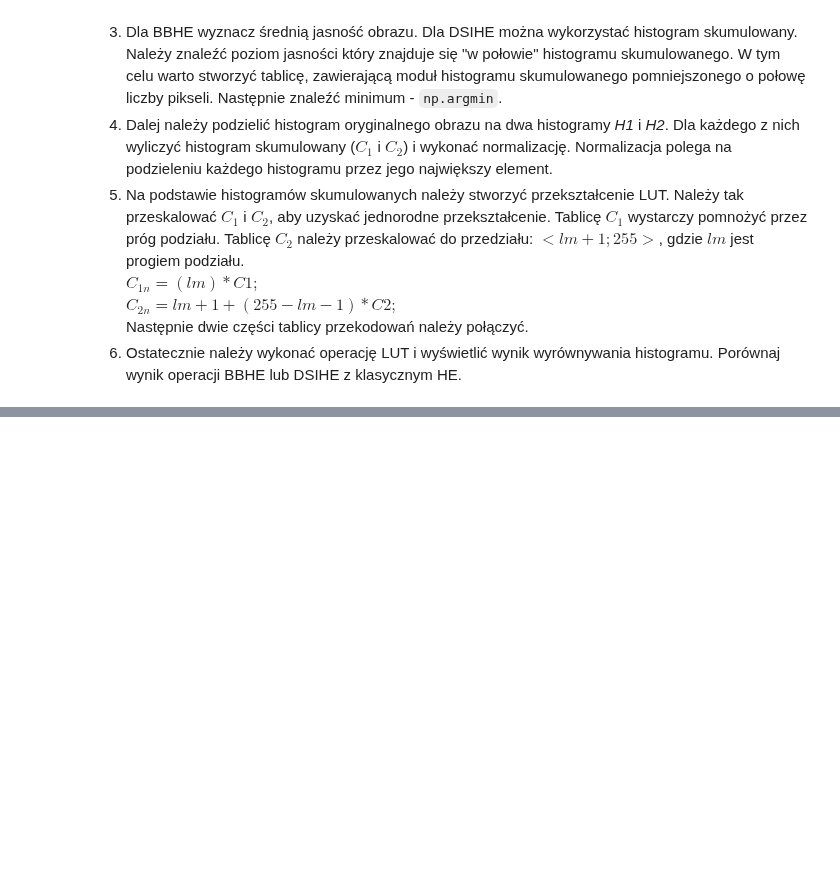
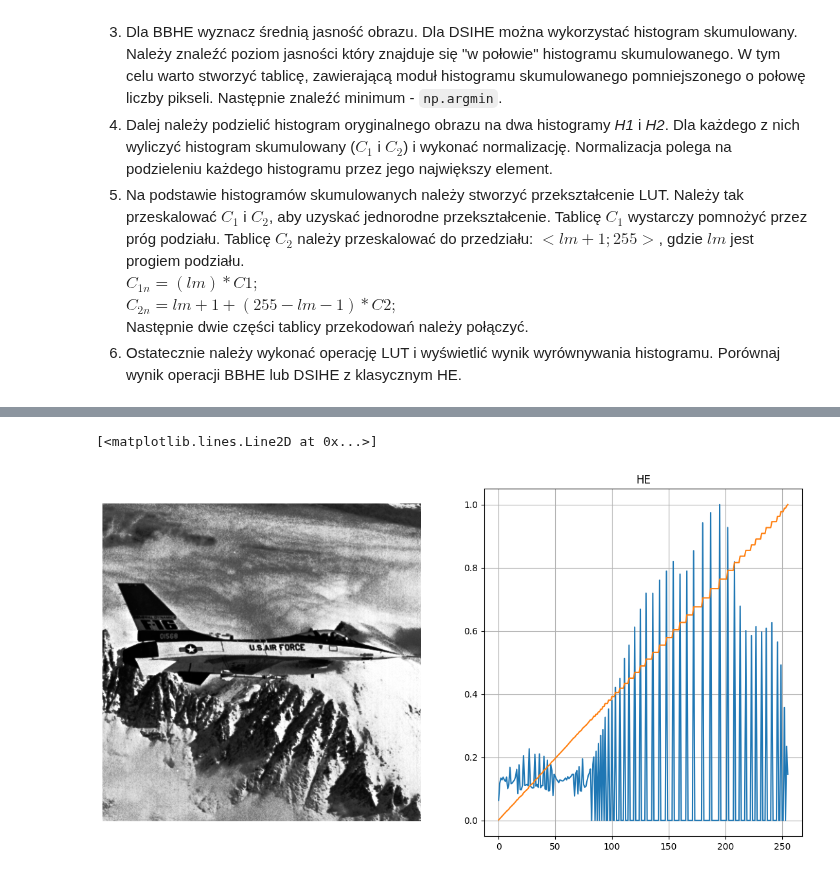
Before and after one commit to sQbanv/Introduction-to-Digital-Image-Processing, a Jupyter notebook: Histogram. Wyrównywanie histogramu/03_histogram_hw.ipynb, the cells around one changed output, grey strips where cells are left out. Saved outputs shown, nothing was run; the diff lists cells and outputs as text; code cells hidden in the pictures; blank space fills up the shorter version.

```diff
--- a/Histogram. Wyrównywanie histogramu/03_histogram_hw.ipynb
+++ b/Histogram. Wyrównywanie histogramu/03_histogram_hw.ipynb
@@ -51,0 +72,19 @@ if not os.path.exists(fileName) :
+# %%
+jet_he = cv2.equalizeHist(jet)
+
+jet_he_hist = cv2.calcHist([jet_he], [0], None, [256], [0,256])
+
+jet_he_cumhist = jet_he_hist.cumsum()
+
+fig, axs = plt.subplots(1,2)
+fig.set_size_inches(14,7)
+
+axs[0].axis('off')
+axs[0].imshow(jet_he, 'gray')
+axs[1].set_title("HE")
+axs[1].grid()
+axs[1].plot(jet_he_hist / np.max(jet_he_hist))
+axs[1].plot(jet_he_cumhist / np.max(jet_he_cumhist))
+# %% [output]
+[<matplotlib.lines.Line2D at 0x...>]
+[figure, added]
```
Also changed, not shown: parts of 4 cells of this notebook, 1 other file.
